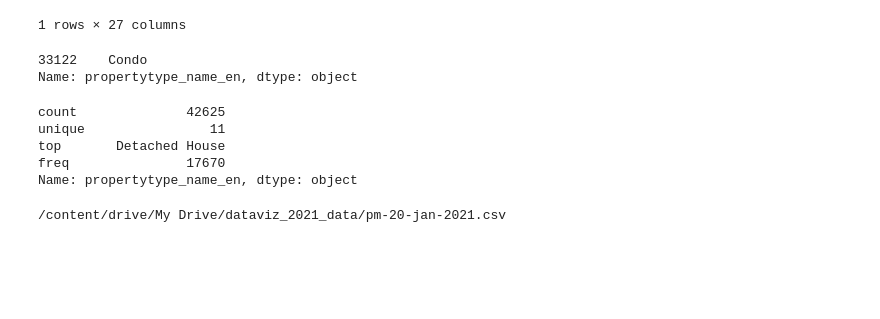
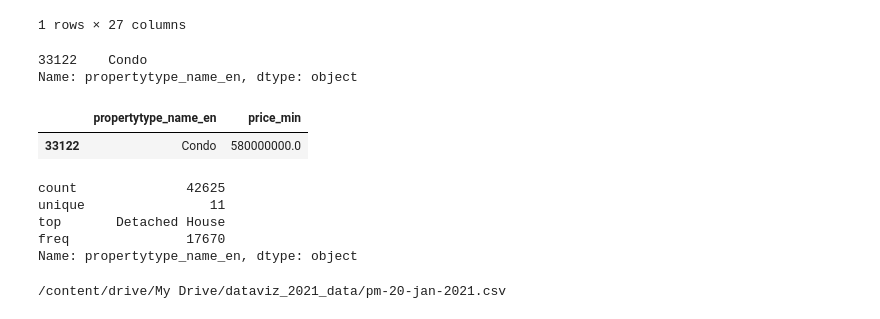
Before and after one commit to nattntn/BasicProg_DataViz65, a Jupyter notebook: Pandas101.ipynb, the cells around one changed output. Drawn from its saved outputs; the diff is of its cells as text; code cells hidden in the pictures; blank space fills up the shorter version.

```diff
--- a/Pandas101.ipynb
+++ b/Pandas101.ipynb
@@ -301,6 +277,11 @@ data1['propertytype_name_en'][data1['price_min'] == 580000000]
 # %% [output]
 33122    Condo
 Name: propertytype_name_en, dtype: object
+# %%
+data1[data1['price_min']==data1['price_min'].max()][['propertytype_name_en','price_min']]
+# %% [output]
+|  | propertytype_name_en | price_min |
+| 33122 | Condo | 580000000.0 |
 # %%
 #5. บ้านชนิดไหนมีปริมาณมากที่สุด
 data1['propertytype_name_en'].describe()
```
Also changed, not shown: parts of 8 cells of this notebook.
